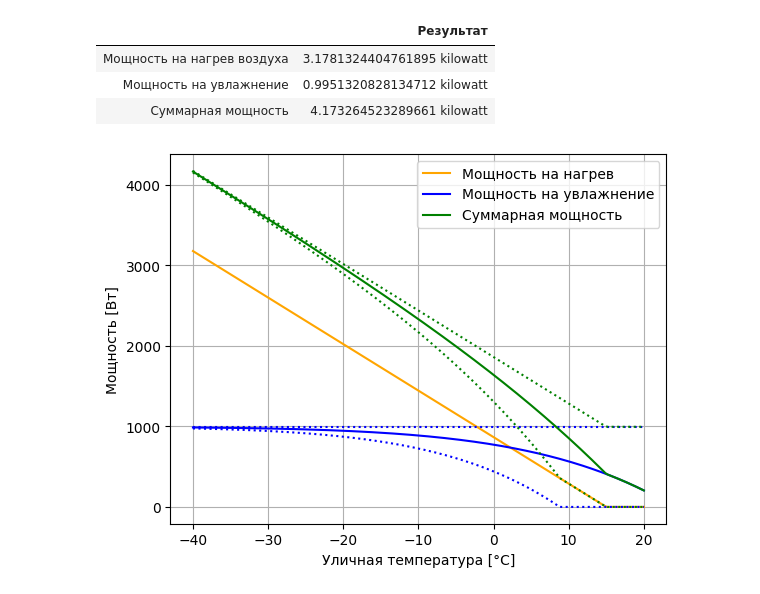
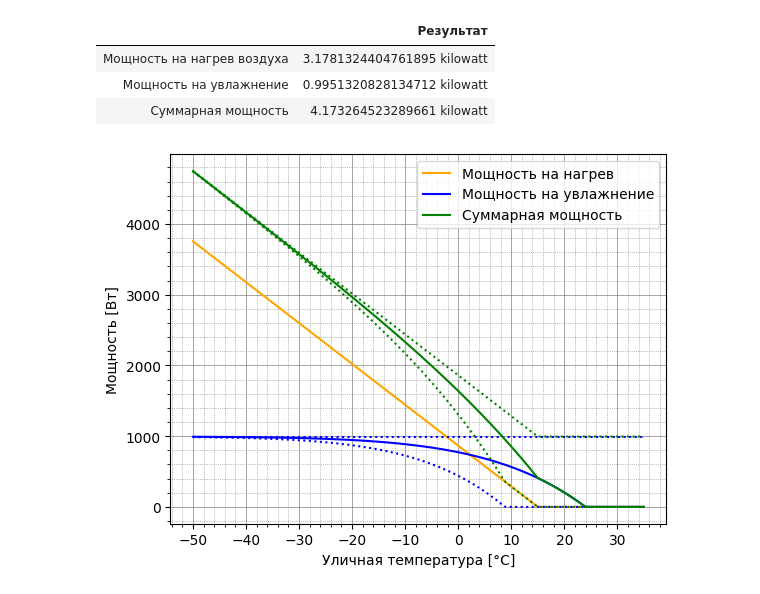
Before and after one commit to shaggyone/vent-calc, a Jupyter notebook: vent-calc.ipynb, the cells around one changed output. Drawn from its saved outputs; the diff is of its cells as text; code cells hidden in the pictures.

Commit message:
Better power plot grid

```diff
--- a/vent-calc.ipynb
+++ b/vent-calc.ipynb
@@ -215,7 +221,8 @@ tabulate.tabulate(
 | Мощность на увлажнение | 0.9951320828134712 kilowatt |
 | Суммарная мощность | 4.173264523289661 kilowatt |
 # %%
-temperatures = np.linspace(-40, 20, 200)
+temperatures = np.linspace(-50, 35, 200)
+temperatures_grid = [*range(-50, 35, 10)]
 
 air_heat_pwrs = [
     air_heat_power(required_airflow, Q(street_temp, ureg.celsius), supply_air_temp)
@@ -243,9 +250,10 @@ summary_pwrs_min = [a+b for a, b in zip(air_heat_pwrs, humidification_pwrs_min)]
 summary_pwrs_max = [a+b for a, b in zip(air_heat_pwrs, humidification_pwrs_max)]
 
 
+fig, ax = plt.subplots()
 plt.plot(
     temperatures,
-    Q.from_list([x.to(ureg.watt) for x in air_heat_pwrs]),
+    [x.to(ureg.watt).magnitude for x in air_heat_pwrs],
     '-',
     label="Мощность на нагрев",
     color='orange',
@@ -253,48 +261,54 @@ plt.plot(
 
 plt.plot(
     temperatures,
-    Q.from_list([x.to(ureg.watt) for x in humidification_pwrs]),
+    [x.to(ureg.watt).magnitude for x in humidification_pwrs],
     '-',
     color='blue',
     label="Мощность на увлажнение",
 )
 plt.plot(
     temperatures,
-    Q.from_list([x.to(ureg.watt) for x in humidification_pwrs_min]),
+    [x.to(ureg.watt).magnitude for x in humidification_pwrs_min],
     ':',
     color='blue',
 )
 plt.plot(
     temperatures,
-    Q.from_list([x.to(ureg.watt) for x in humidification_pwrs_max]),
+    [x.to(ureg.watt).magnitude for x in humidification_pwrs_max],
     ':',
     color='blue',
 )
 
 plt.plot(
     temperatures,
-    Q.from_list([x.to(ureg.watt) for x in summary_pwrs]),
+    [x.to(ureg.watt).magnitude for x in summary_pwrs],
     '-',
     color='green',
     label="Суммарная мощность",
 )
 
 plt.plot(
     temperatures,
-    Q.from_list([x.to(ureg.watt) for x in summary_pwrs_min]),
+    [x.to(ureg.watt).magnitude for x in summary_pwrs_min],
     ':',
     color='green',
 )
 plt.plot(
     temperatures,
-    Q.from_list([x.to(ureg.watt) for x in summary_pwrs_max]),
+    [x.to(ureg.watt).magnitude for x in summary_pwrs_max],
     ':',
     color='green',
 )
+custom_x_ticks = [1, 4, 6, 8]
 plt.xlabel("Уличная температура [°C]")
 plt.ylabel("Мощность [Вт]")
 plt.legend()
-plt.grid()
+
+ax.grid(which='major', color='gray', linestyle='-', linewidth=0.5)
+ax.grid(which='minor', color='gray', linestyle=':', linewidth=0.5)
+ax.minorticks_on()
+ax.set_xticks(temperatures_grid, minor=False)
+
 plt.show()
 # %% [output]
-[figure, old version]
+[figure, new version]
```
Also changed, not shown: parts of 1 cell of this notebook.
